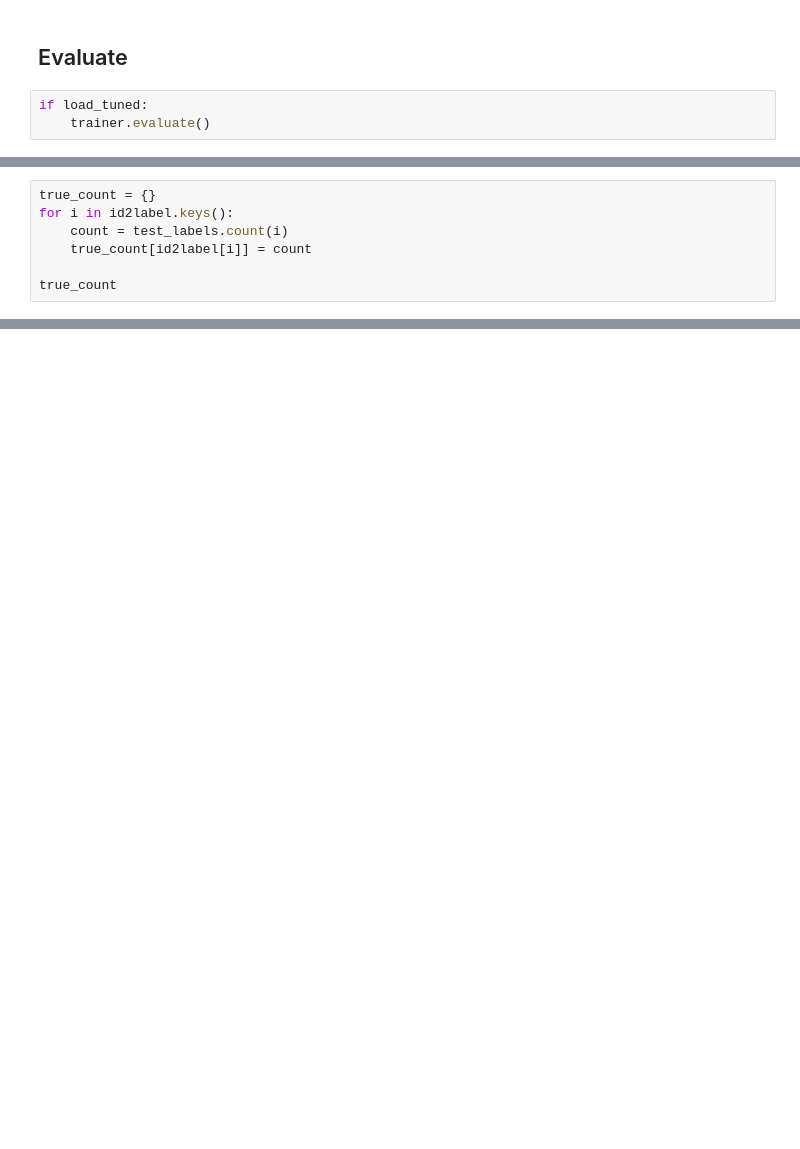
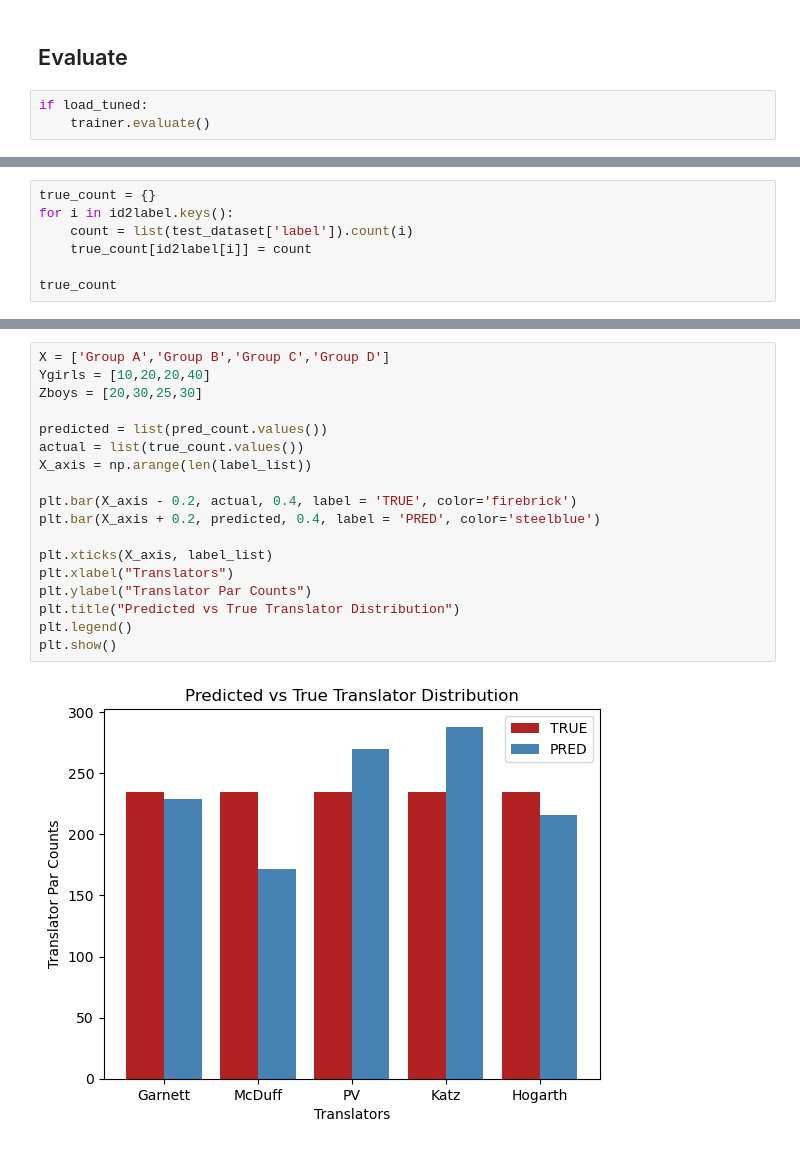
Before and after one commit to kkatsy/litMT, a Jupyter notebook: translator_classification_aligned.ipynb, the cells around one changed output, grey strips where cells are left out. Drawn from its saved outputs; the diff is of its cells as text; blank space fills up the shorter version.

```diff
--- a/translator_classification_aligned.ipynb
+++ b/translator_classification_aligned.ipynb
@@ -923,7 +915,7 @@ plt.show()
 # %%
 true_count = {}
 for i in id2label.keys():
-    count = test_labels.count(i)
+    count = list(test_dataset['label']).count(i)
     true_count[id2label[i]] = count
 
 true_count
@@ -944,3 +936,23 @@ plt.show()
+# %%
+X = ['Group A','Group B','Group C','Group D']
+Ygirls = [10,20,20,40]
+Zboys = [20,30,25,30]
+
+predicted = list(pred_count.values())
+actual = list(true_count.values())
+X_axis = np.arange(len(label_list))
+
+plt.bar(X_axis - 0.2, actual, 0.4, label = 'TRUE', color='firebrick')
+plt.bar(X_axis + 0.2, predicted, 0.4, label = 'PRED', color='steelblue')
+
+plt.xticks(X_axis, label_list)
+plt.xlabel("Translators")
+plt.ylabel("Translator Par Counts")
+plt.title("Predicted vs True Translator Distribution")
+plt.legend()
+plt.show()
+# %% [output]
+[figure, added]
 # %%
 import matplotlib.pyplot as plt
 import numpy
```
Also changed, not shown: parts of 38 cells of this notebook, 7 other files.
